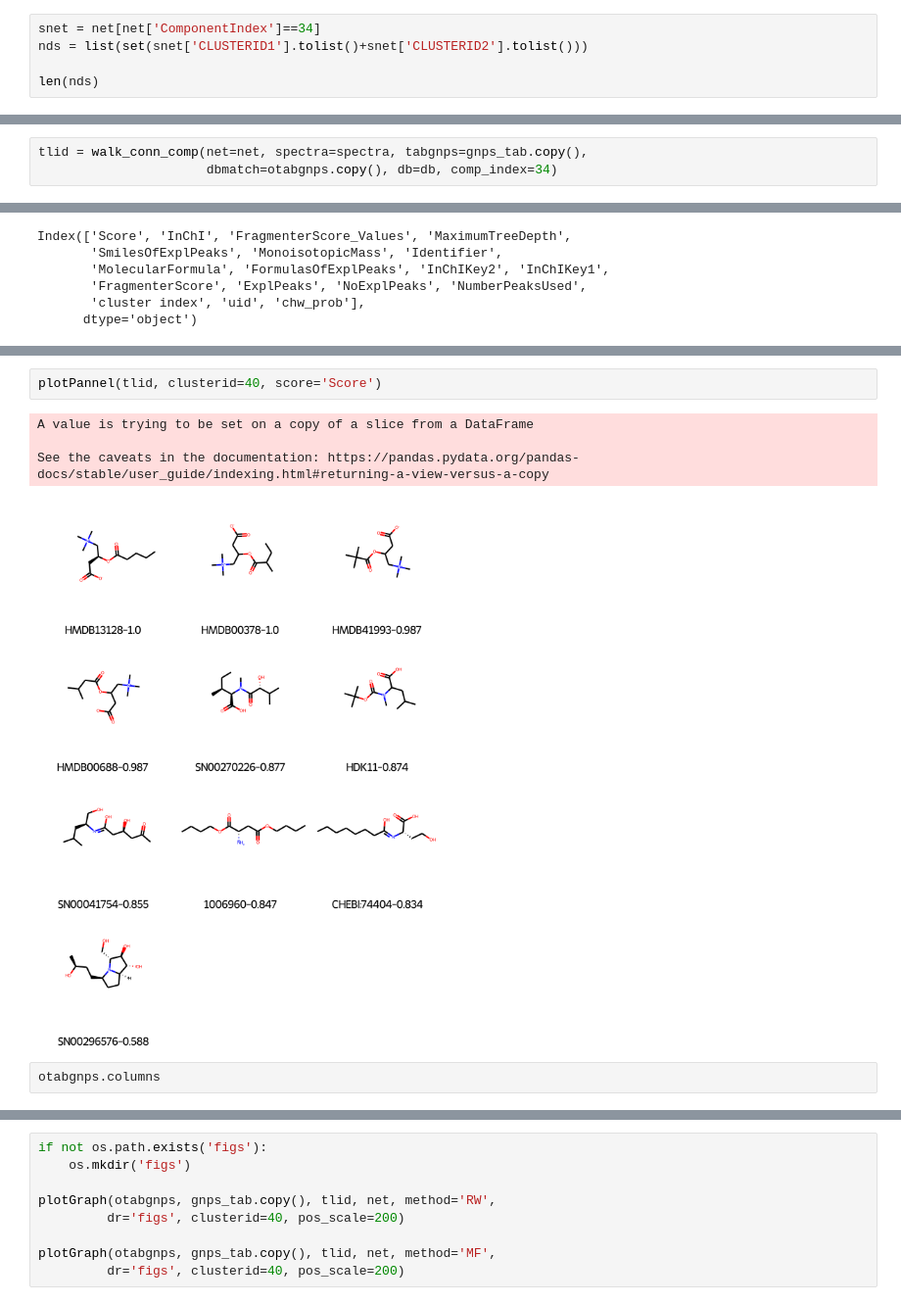
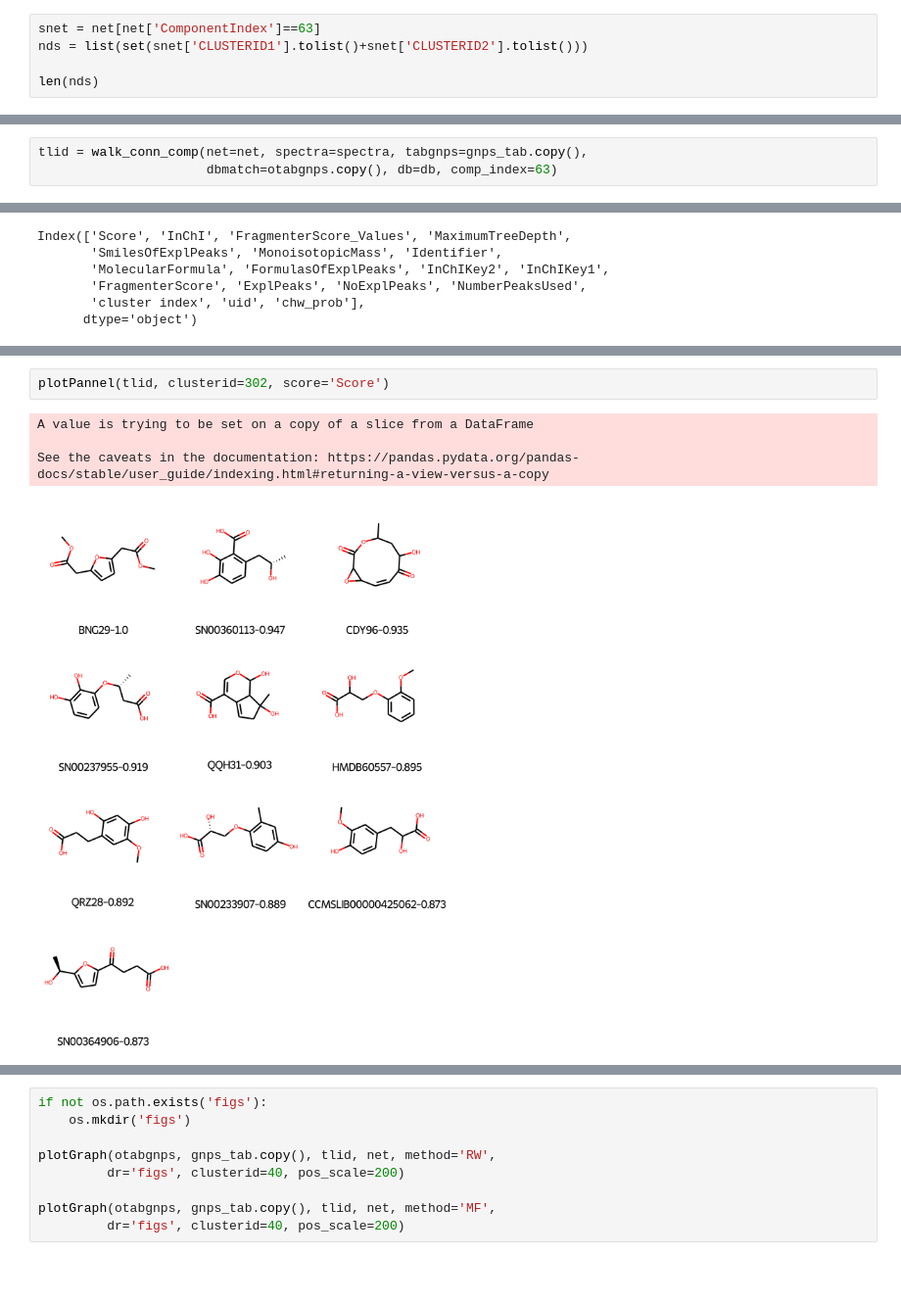
Before and after one commit to computational-chemical-biology/ChemWalker, a Jupyter notebook: notebooks/run_chemwalker.ipynb, the cells around one changed output, grey strips where cells are left out. Shown at 98% size. Cells and saved outputs as stored; diff of their text form; blank space fills up the shorter version.

```diff
--- a/notebooks/run_chemwalker.ipynb
+++ b/notebooks/run_chemwalker.ipynb
@@ -104,7 +104,7 @@ match_tab.head()
 | 4 | 102 | M+H | NaN | 1 | Gln-Gly | Standard | NIST | 203.091 | ... |
 5 rows × 38 columns
 # %%
-snet = net[net['ComponentIndex']==34]
+snet = net[net['ComponentIndex']==63]
 nds = list(set(snet['CLUSTERID1'].tolist()+snet['CLUSTERID2'].tolist()))
 
 len(nds)
@@ -143,4 +133,4 @@ otabgnps
 # %%
 tlid = walk_conn_comp(net=net, spectra=spectra, tabgnps=gnps_tab.copy(),
-                      dbmatch=otabgnps.copy(), db=db, comp_index=34)
+                      dbmatch=otabgnps.copy(), db=db, comp_index=63)
 # %% [output]
@@ -208,12 +180,10 @@ See the caveats in the documentation: https://pandas.pydata.org/pandas-docs/stab
 # %%
-plotPannel(tlid, clusterid=40, score='Score')
+plotPannel(tlid, clusterid=302, score='Score')
 # %% [output]
 A value is trying to be set on a copy of a slice from a DataFrame
 
 See the caveats in the documentation: https://pandas.pydata.org/pandas-docs/stable/user_guide/indexing.html#returning-a-view-versus-a-copy
-[figure, old version]
+[figure, new version]
-# %%
-otabgnps.columns
 # %%
 if not os.path.exists('figs'):
     os.mkdir('figs')
```
Also changed, not shown: parts of 52 cells of this notebook, 5 other files.
